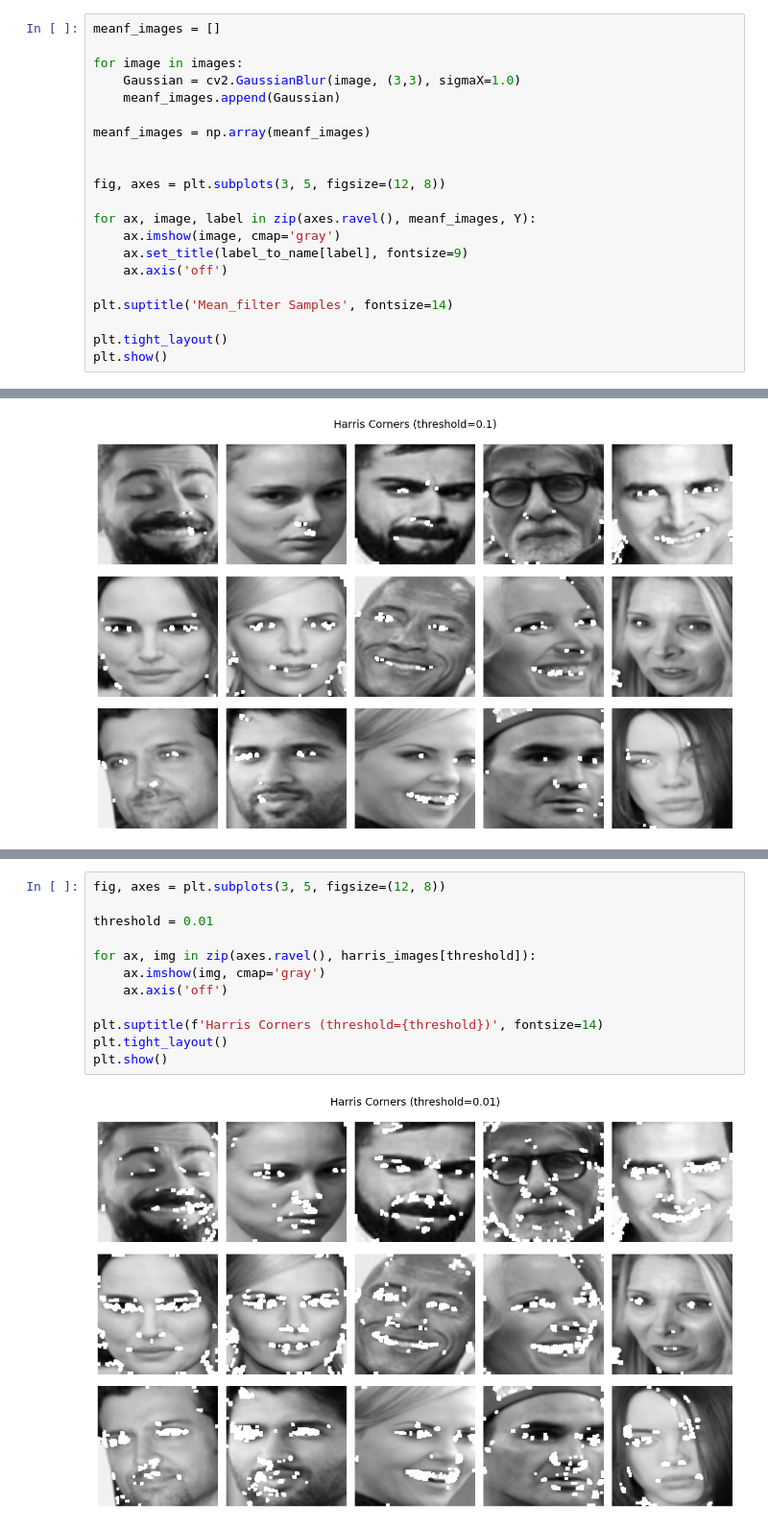
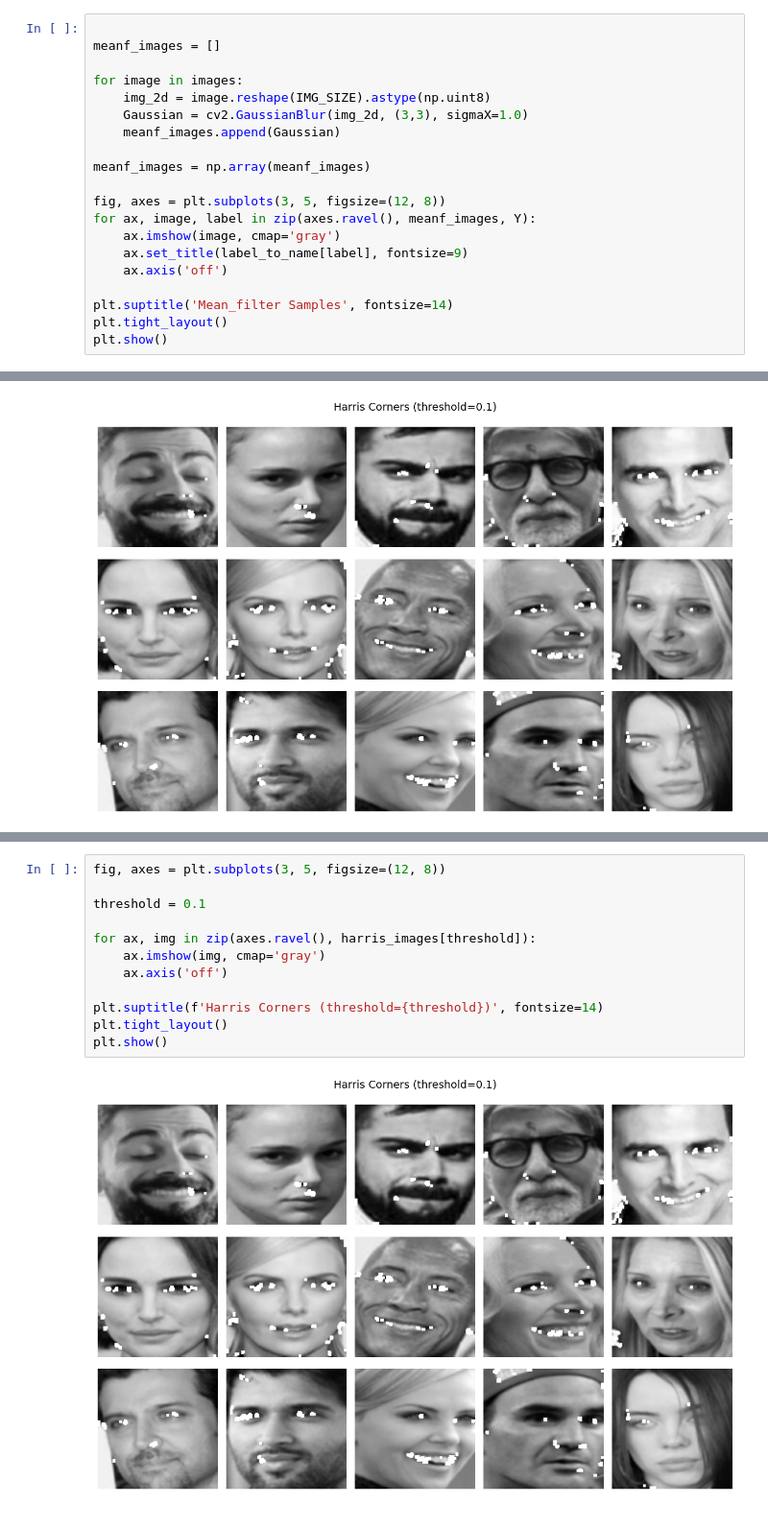
Before and after one commit to Ziad48-a/Face_Recognition_System, a Jupyter notebook: face_recognition.ipynb, the cells around one changed output, grey strips where cells are left out. Shown at 96% size. Cells and saved outputs as stored; diff of their text form.

```diff
--- a/face_recognition.ipynb
+++ b/face_recognition.ipynb
@@ -71,24 +72,23 @@ plt.show()
 # %% [markdown]
 ## Gaussian Filter
 # %%
+
 meanf_images = []
 
 for image in images:
-    Gaussian = cv2.GaussianBlur(image, (3,3), sigmaX=1.0)
+    img_2d = image.reshape(IMG_SIZE).astype(np.uint8)
+    Gaussian = cv2.GaussianBlur(img_2d, (3,3), sigmaX=1.0)
     meanf_images.append(Gaussian)
 
 meanf_images = np.array(meanf_images)
 
-
 fig, axes = plt.subplots(3, 5, figsize=(12, 8))
-
 for ax, image, label in zip(axes.ravel(), meanf_images, Y):
     ax.imshow(image, cmap='gray')
     ax.set_title(label_to_name[label], fontsize=9)
     ax.axis('off')
 
 plt.suptitle('Mean_filter Samples', fontsize=14)
-
 plt.tight_layout()
 plt.show()
 # %% [output]
@@ -206,14 +206,14 @@ plt.show()
 # %%
 fig, axes = plt.subplots(3, 5, figsize=(12, 8))
 
-threshold = 0.01
+threshold = 0.1
 
 for ax, img in zip(axes.ravel(), harris_images[threshold]):
     ax.imshow(img, cmap='gray')
     ax.axis('off')
 
 plt.suptitle(f'Harris Corners (threshold={threshold})', fontsize=14)
 plt.tight_layout()
 plt.show()
 # %% [output]
-[figure, old version]
+[figure, new version]
```
Also changed, not shown: parts of 6 cells of this notebook.
